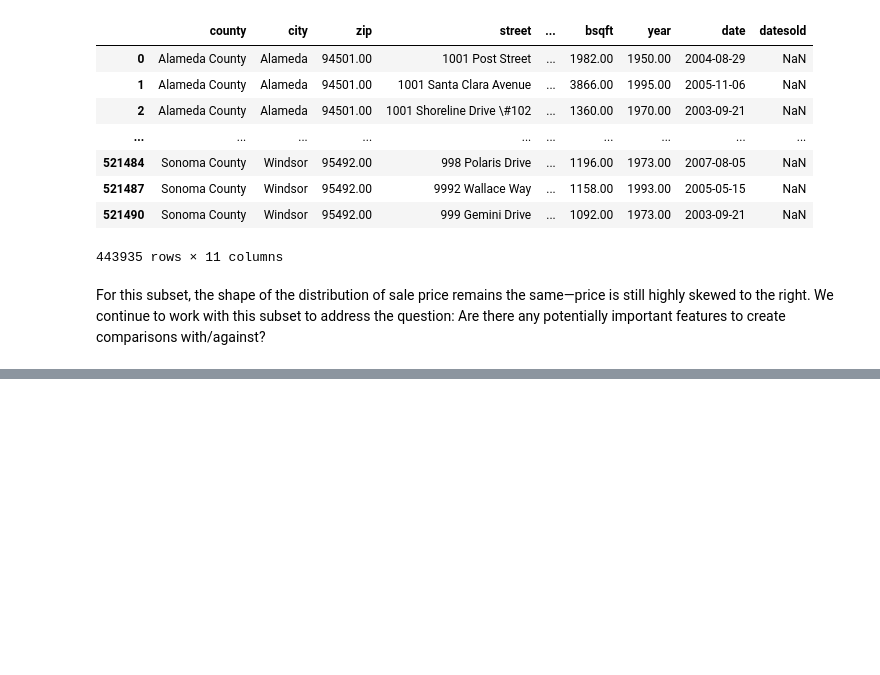
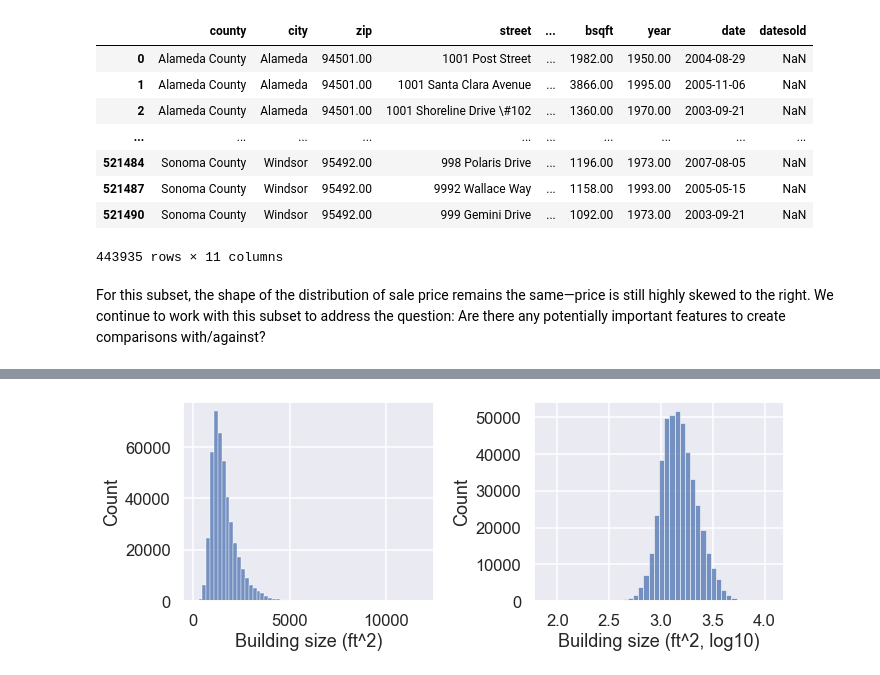
Before and after one commit to shirleytemples/data_science_techniques, a Jupyter notebook: Desktop/Data100/eda_example.ipynb, the cells around one changed output, grey strips where cells are left out. Saved outputs shown, nothing was run; the diff lists cells and outputs as text; code cells hidden in the pictures; blank space fills up the shorter version.

```diff
--- a/Desktop/Data100/eda_example.ipynb
+++ b/Desktop/Data100/eda_example.ipynb
@@ -181,0 +190,13 @@ For this subset, the shape of the distribution of sale price remains the same—
+# %%
+fig, (ax1, ax2) = plt.subplots(ncols=2, figsize=(10, 4))
+
+sns.histplot(data=sfh, x='bsqft', binwidth=200, ax=ax1)
+ax1.set_xlabel('Building size (ft^2)')
+
+log_bsq = sfh.assign(log_bsqft=np.log10(sfh['bsqft']))
+sns.histplot(data=log_bsq, x='log_bsqft', binwidth=0.05, ax=ax2)
+ax2.set_xlabel('Building size (ft^2, log10)')
+
+plt.tight_layout()
+# %% [output]
+[figure, added]
```
Also changed, not shown: parts of 34 cells of this notebook.
